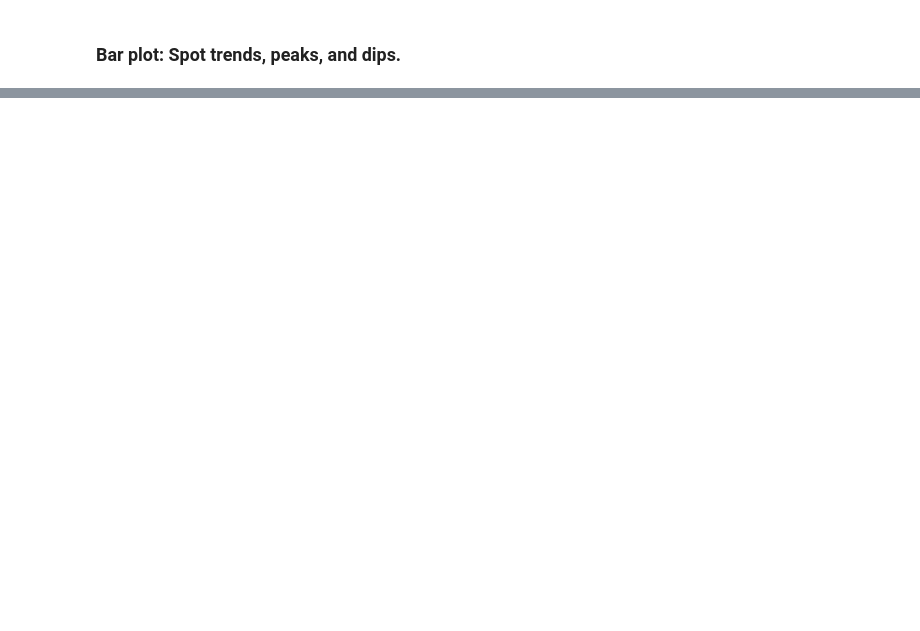
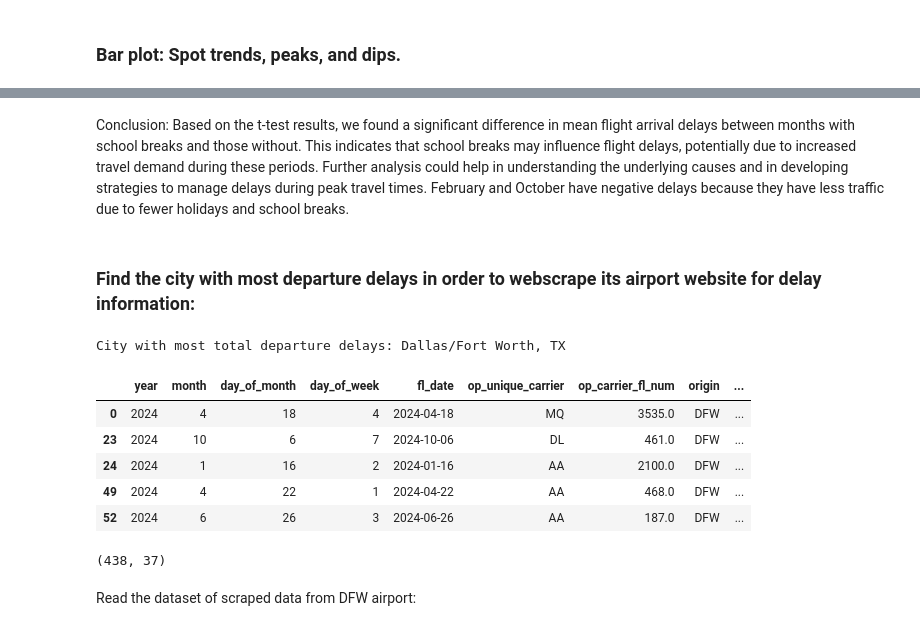
Before and after one commit to brunopulheze/data-analytics-preprocessing, a Jupyter notebook: eda-flight-delay-2024.ipynb, the cells around one changed output, grey strips where cells are left out. Drawn from its saved outputs; the diff is of its cells as text; code cells hidden in the pictures; blank space fills up the shorter version.

```diff
--- a/eda-flight-delay-2024.ipynb
+++ b/eda-flight-delay-2024.ipynb
@@ -306,0 +391,27 @@ Based on the t-test results, we found a significant difference in mean flight ar
+# %% [markdown]
+Conclusion:
+Based on the t-test results, we found a significant difference in mean flight arrival delays between months with school breaks and those without. This indicates that school breaks may influence flight delays, potentially due to increased travel demand during these periods. Further analysis could help in understanding the underlying causes and in developing strategies to manage delays during peak travel times.
+February and October have negative delays because they have less traffic due to fewer holidays and school breaks.
+# %% [markdown]
+### Find the city with most departure delays in order to webscrape its airport website for delay information:
+# %%
+city_with_most_dep_delays = df_cleaned.groupby('origin_city_name')['dep_delay'].sum().idxmax()
+print(f"City with most total departure delays: {city_with_most_dep_delays}")
+# %% [output]
+City with most total departure delays: Dallas/Fort Worth, TX
+# %%
+df_delayed_dfw = df_cleaned[df_cleaned['origin'] == 'DFW']
+df_delayed_dfw.head()
+# %% [output]
+|  | year | month | day_of_month | day_of_week | fl_date | op_unique_carrier | op_carrier_fl_num | origin | ... |
+| 0 | 2024 | 4 | 18 | 4 | 2024-04-18 | MQ | 3535.0 | DFW | ... |
+| 23 | 2024 | 10 | 6 | 7 | 2024-10-06 | DL | 461.0 | DFW | ... |
+| 24 | 2024 | 1 | 16 | 2 | 2024-01-16 | AA | 2100.0 | DFW | ... |
+| 49 | 2024 | 4 | 22 | 1 | 2024-04-22 | AA | 468.0 | DFW | ... |
+| 52 | 2024 | 6 | 26 | 3 | 2024-06-26 | AA | 187.0 | DFW | ... |
+# %%
+df_delayed_dfw.shape
+# %% [output]
+(438, 37)
+# %% [markdown]
+Read the dataset of scraped data from DFW airport:
```
Also changed, not shown: parts of 30 cells of this notebook, 2 other files.
